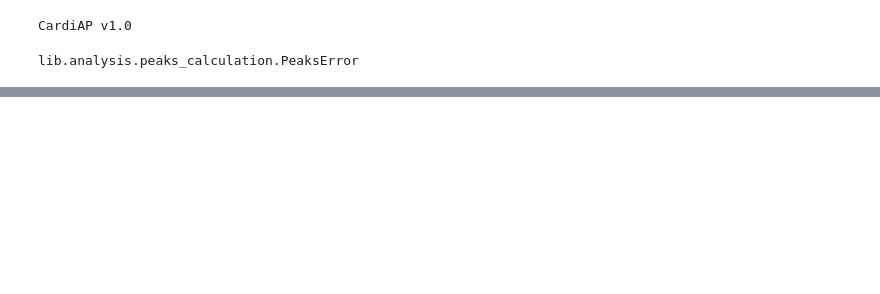
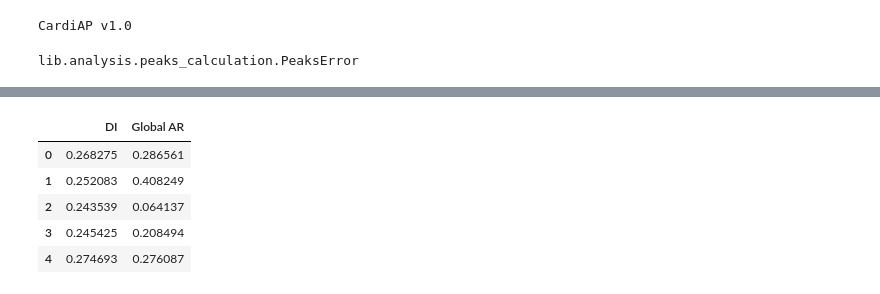
Before and after one commit to CardiAP/CardiAp, a Jupyter notebook: CardiAP.ipynb, the cells around one changed output, grey strips where cells are left out. Saved outputs shown, nothing was run; the diff lists cells and outputs as text; code cells hidden in the pictures; blank space fills up the shorter version.

```diff
--- a/CardiAP.ipynb
+++ b/CardiAP.ipynb
@@ -522,0 +555,42 @@ VBox(children=(Button(button_style='danger', description='Clear', icon='trash',
+# %%
+# Corre el AR local y devuelve un df con los valores por slice por pico
+
+def calculate_local_AR(file):
+    local_AR = []
+    for slice_ in range(max(file['slice_number'])):
+        slice_df = file[file['slice_number']== slice_].reset_index(drop=True)
+        transients_amplitudes = extract_transient_local_AR(slice_df)
+        AR = calculate_alternance_ratio(transients_amplitudes)
+        local_AR.append(AR)
+    local_AR_bypeaks_table = pd.DataFrame(local_AR)
+    return local_AR_bypeaks_table
+# %%
+def discordance_index(local_AR_bypeaks_table):
+    '''The discordance index (DI) is defined as the standard deviation of the measured local AR values.
+    Input is 'calculate_alternance_ratio' of local AR output
+    Output is a list od DI'''
+    return local_AR_bypeaks_table.std().to_list()
+# %%
+# Corre el AR global y devuelve una lista con los valores de AR por pico
+
+def calculate_global_AR(file):
+    transients_amplitudes = extract_transient_global_AR(file)
+    global_AR_bypeaks_list = calculate_alternance_ratio(transients_amplitudes)
+    return global_AR_bypeaks_list
+# %%
+def global_data_table(file_slice,file_image):
+    local_AR_bypeaks_table = calculate_local_AR(file_slice)
+    data_tuple = (discordance_index(local_AR_bypeaks_table),calculate_global_AR(file_image))
+    global_data_df = pd.DataFrame(data_tuple, index=['DI','Global AR'])
+    return global_data_df.T
+# %%
+file_slice = build_analysis_results_table(__last_analysis_results__,kind='slices')[0]
+file_image = build_analysis_results_table(__last_analysis_results__,kind='image')[0]
+global_data_table(file_slice,file_image)
+# %% [output]
+|  | DI | Global AR |
+| 0 | 0.268275 | 0.286561 |
+| 1 | 0.252083 | 0.408249 |
+| 2 | 0.243539 | 0.064137 |
+| 3 | 0.245425 | 0.208494 |
+| 4 | 0.274693 | 0.276087 |
```
Also changed, not shown: parts of 9 cells of this notebook, 1 other file.
